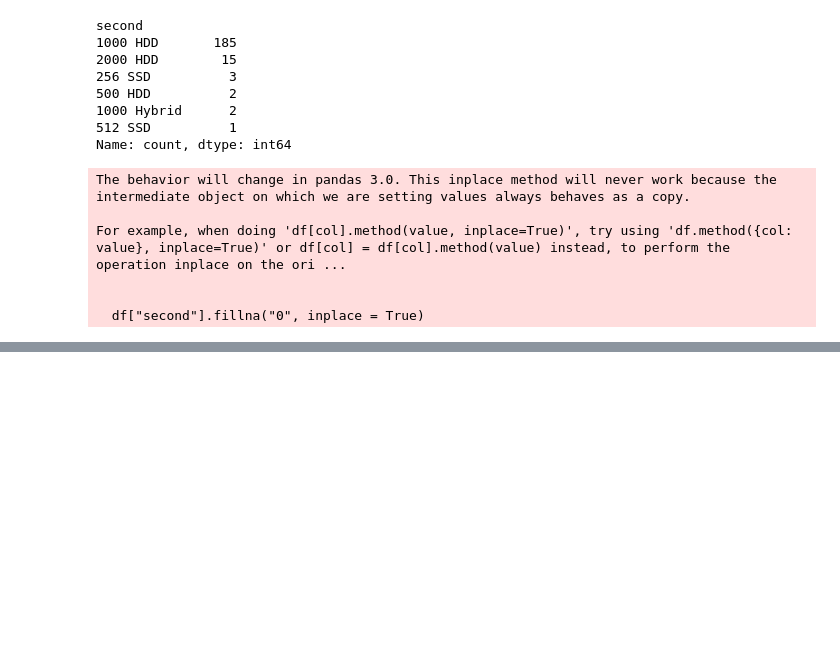
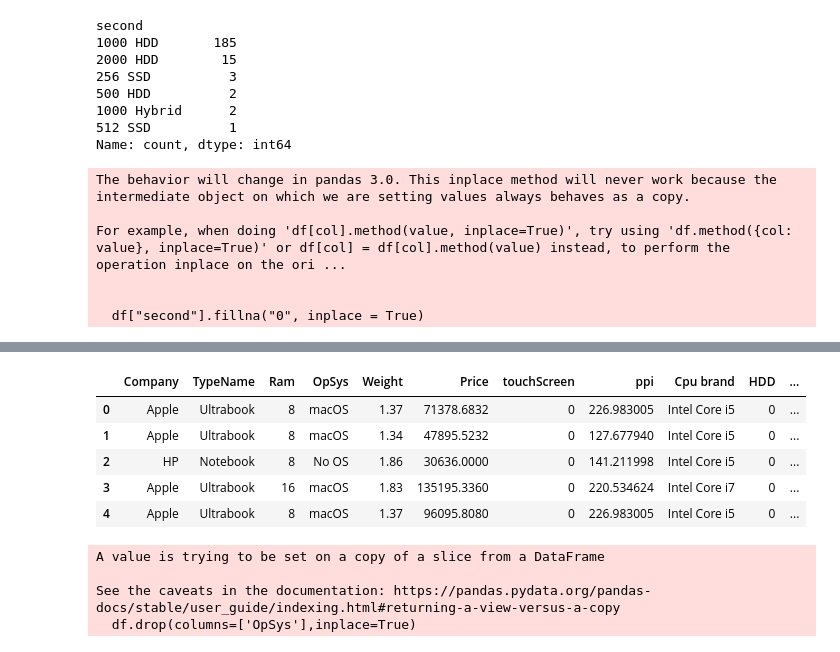
Before and after one commit to jayesh2474/Laptop-Price-Predictor, a Jupyter notebook: Laptop-Price-Predictor.ipynb, the cells around one changed output, grey strips where cells are left out. Cells and saved outputs as stored; diff of their text form; code cells hidden in the pictures; blank space fills up the shorter version.

```diff
--- a/Laptop-Price-Predictor.ipynb
+++ b/Laptop-Price-Predictor.ipynb
@@ -362,0 +440,8 @@ ValueError: could not convert string to float: 'Apple'
+# %%
+def cat_os(inp):
+    if inp == 'Windows 10' or inp == 'Windows 7' or inp == 'Windows 10 S':
+        return 'Windows'
+    elif inp == 'macOS' or inp == 'Mac OS X':
+        return 'Mac'
+    else:
+        return 'Others/No OS/Linux'
@@ -362,0 +456,16 @@ ValueError: could not convert string to float: 'Apple'
+# %%
+df.head()
+# %% [output]
+|  | Company | TypeName | Ram | OpSys | Weight | Price | touchScreen | ppi | Cpu brand | HDD | ... |
+| 0 | Apple | Ultrabook | 8 | macOS | 1.37 | 71378.6832 | 0 | 226.983005 | Intel Core i5 | 0 | ... |
+| 1 | Apple | Ultrabook | 8 | macOS | 1.34 | 47895.5232 | 0 | 127.677940 | Intel Core i5 | 0 | ... |
+| 2 | HP | Notebook | 8 | No OS | 1.86 | 30636.0000 | 0 | 141.211998 | Intel Core i5 | 0 | ... |
+| 3 | Apple | Ultrabook | 16 | macOS | 1.83 | 135195.3360 | 0 | 220.534624 | Intel Core i7 | 0 | ... |
+| 4 | Apple | Ultrabook | 8 | macOS | 1.37 | 96095.8080 | 0 | 226.983005 | Intel Core i5 | 0 | ... |
+# %%
+df.drop(columns=['OpSys'],inplace=True)
+# %% [output]
+A value is trying to be set on a copy of a slice from a DataFrame
+
+See the caveats in the documentation: https://pandas.pydata.org/pandas-docs/stable/user_guide/indexing.html#returning-a-view-versus-a-copy
+  df.drop(columns=['OpSys'],inplace=True)
```
Also changed, not shown: parts of 14 cells of this notebook.
